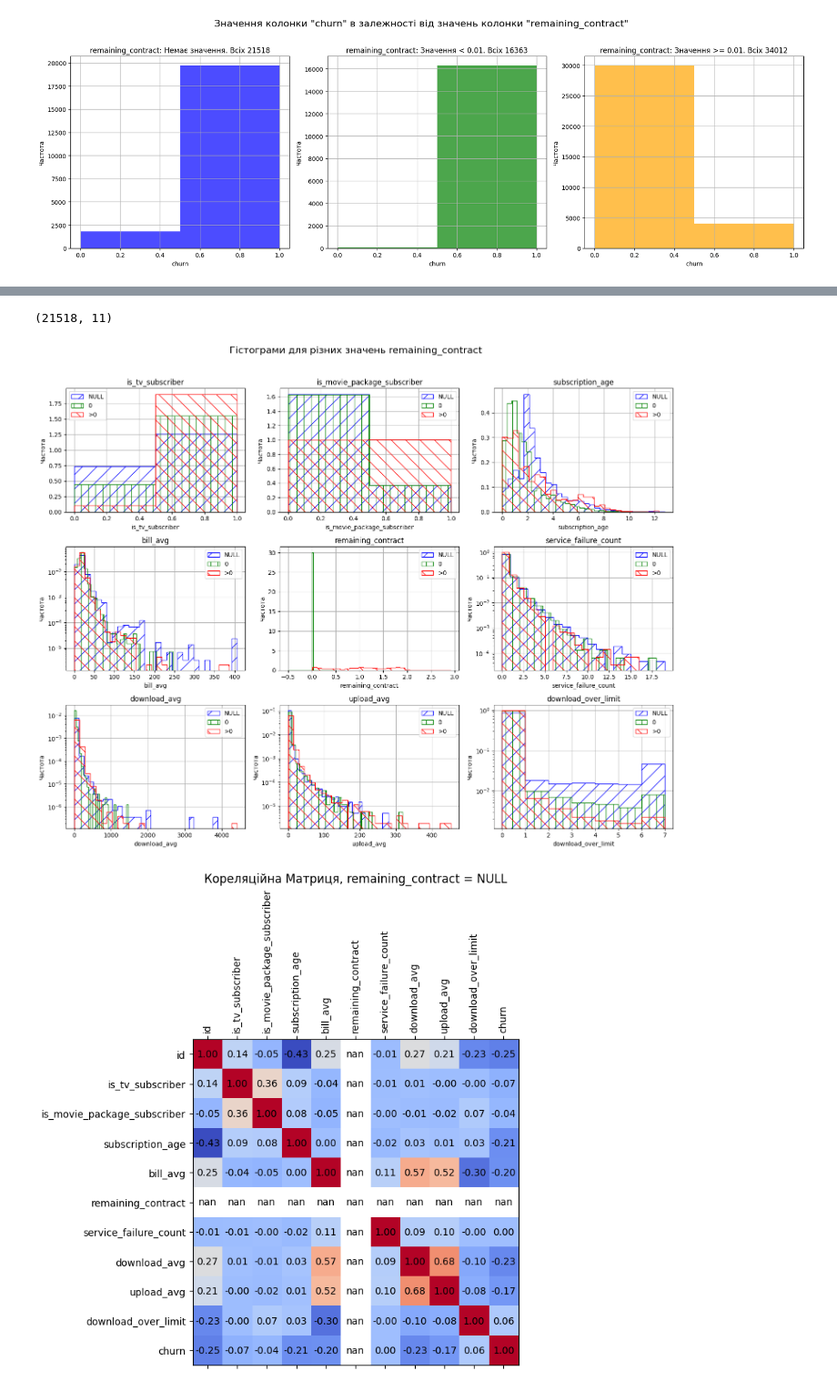
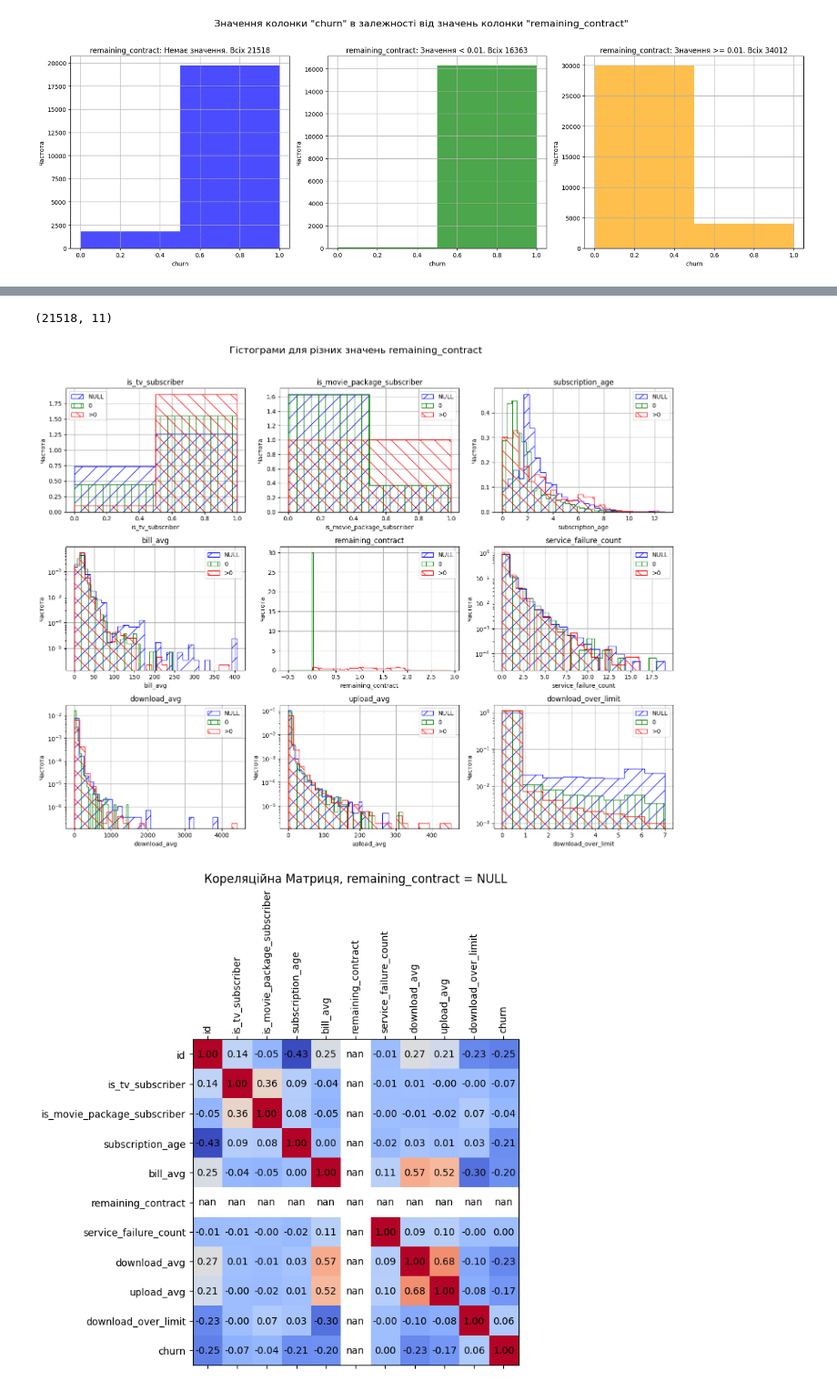
Before and after one commit to AndriiLi/project1_group2, a Jupyter notebook: clean_data.ipynb, the cells around one changed output, grey strips where cells are left out. Shown at 91% size. Drawn from its saved outputs; the diff is of its cells as text; code cells hidden in the pictures.

```diff
--- a/clean_data.ipynb
+++ b/clean_data.ipynb
@@ -134,7 +133,7 @@ for i, column in enumerate(columns_to_plot):
     ax = axes[i // 3, i % 3]  # Вибір підграфіка в сітці
     nof_bins = 30
     if i == 0 or i == 1: nof_bins = 2
-    if i == 5 or i == 8: nof_bins = df[column].max()
+    if i == 5 or i == 8: nof_bins = int(df[column].max())+1
 
     ax.hist(df[column].dropna(), bins=nof_bins, color='blue', alpha=0.7)  # Побудова гістограми
     ax.set_title(f'{column}')  # Назва для кожного підграфіка
@@ -147,6 +146,6 @@ for i, column in enumerate(columns_to_plot):
 plt.tight_layout(rect=[0, 0, 1, 0.96])
 
 # Відображення фігури
+plt.savefig("results/histograms_raw.png")
 plt.show()
-plt.savefig("results/histograms_raw.png")
 # %% [output]
@@ -231,7 +230,7 @@ for i, column in enumerate(columns_to_plot):
     ax = axes[i // 3, i % 3]  # Вибір підграфіка в сітці
     nof_bins = 30
     if i == 0 or i == 1: nof_bins = 2
-    if i == 5 or i == 8: nof_bins = df[column].max()
+    if i == 5 or i == 8: nof_bins = int(df[column].max())+1
 
     ax.hist(filtered_df[column].dropna(), bins=nof_bins, color='blue', alpha=0.7)  # Побудова гістограми
     ax.set_title(f'{column}')  # Назва для кожного підграфіка
@@ -244,6 +243,7 @@ for i, column in enumerate(columns_to_plot):
 plt.tight_layout(rect=[0, 0, 1, 0.96])
 
 # Відображення фігури
+plt.savefig("results/hist_for_remainig_contract_not_zero_churn_one.png")
 plt.show()
 # %% [output]
 (4040, 11)
@@ -258,34 +258,35 @@ print(filtered_df.shape)
 columns_to_plot = filtered_df.columns[1:-1]
 
 
 # Створення фігури та підграфіків (3 рядки по 3 підграфіки)
 fig, axes = plt.subplots(3, 3, figsize=(15, 12))  # 3x3 сітка, загальний розмір фігури 15x12 дюймів
 fig.suptitle('Гістограми для різних значень remaining_contract', fontsize=16)
 
 # Перебір колонок і відповідних підграфіків
 for i, column in enumerate(columns_to_plot):
     ax = axes[i // 3, i % 3]  # Вибір підграфіка в сітці
     nof_bins = 30
     if i == 0 or i == 1: nof_bins = 2
-    if i == 5 or i == 8: nof_bins = df[column].max()
+    if i == 5 or i == 8: nof_bins = int(df[column].max())+1
 
     ax.hist(filtered_df[column].dropna(), bins=nof_bins, edgecolor='blue',label = "NULL", density = True, stacked = True, hatch = "/", histtype = "step")  # Побудова гістограми
     ax.hist(filtered_df1[column].dropna(), bins=nof_bins, edgecolor='green', label = "0", density = True, stacked = True, hatch = "|", histtype = "step")  # Побудова гістограми
     ax.hist(filtered_df2[column].dropna(), bins=nof_bins, edgecolor='red', label = ">0", density = True, stacked = True, hatch = "\\", histtype = "step")  # Побудова гістограми
     ax.set_title(f'{column}')  # Назва для кожного підграфіка
     ax.set_xlabel(column)
     ax.set_ylabel('Частота')
     ax.legend()
     ax.grid(True)  # Додавання сітки
     if i == 3 or i == 5 or i == 6 or i == 7 or i == 8: ax.set_yscale("log")
 
 # Автоматичне коригування відстаней між підграфіками
 plt.tight_layout(rect=[0, 0, 1, 0.96])
 
 # Відображення фігури
+plt.savefig("results/hist_for_different_remaining_contract.png")
 plt.show()
 # %% [output]
 (21518, 11)
-[figure, old version]
+[figure, new version]
 # %%
 correlation_matrix = filtered_df.corr()
```
Also changed, not shown: parts of 5 cells of this notebook, 8 other files.
